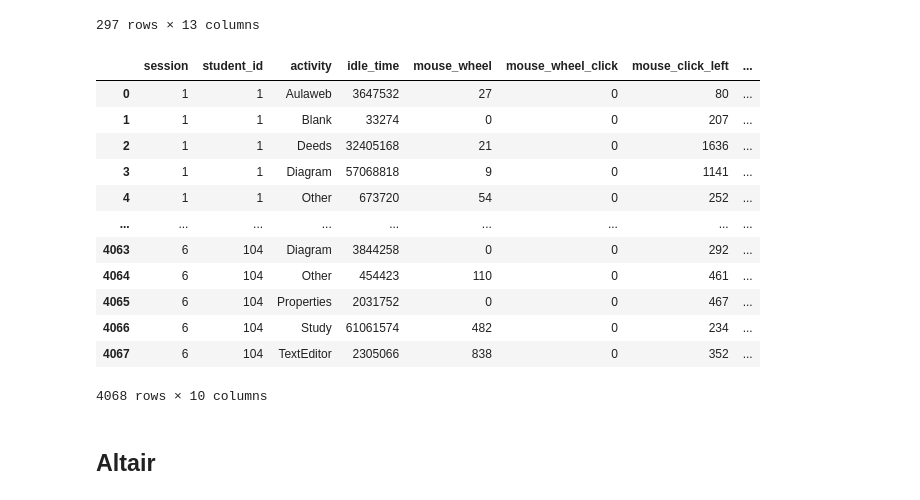
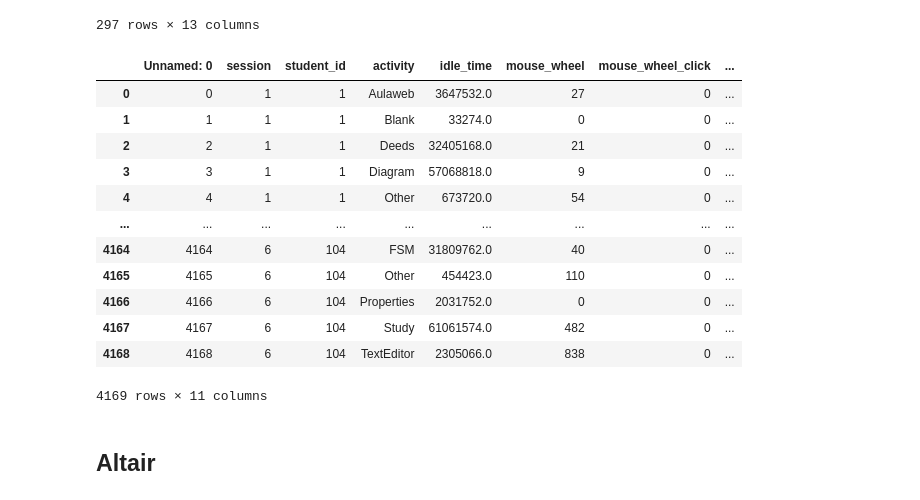
Before and after one commit to EPM-LearningAnalytics/epm, a Jupyter notebook: Analysis/Visualization_Packages_Meredith.ipynb, the cells around one changed output. Saved outputs shown, nothing was run; the diff lists cells and outputs as text; code cells hidden in the pictures.

Commit message:
updated data prep

```diff
--- a/Analysis/Visualization_Packages_Meredith.ipynb
+++ b/Analysis/Visualization_Packages_Meredith.ipynb
@@ -25,22 +25,22 @@ p28
 297 rows × 13 columns
 # %%
 # load data
-log_session = pd.read_csv('../EPM_dataset/Data/log_session.csv')
+log_session = pd.read_csv('../EPM_dataset/Data/log_session_mere.csv')
 log_session
 # %% [output]
-|  | session | student_id | activity | idle_time | mouse_wheel | mouse_wheel_click | mouse_click_left | ... |
-| 0 | 1 | 1 | Aulaweb | 3647532 | 27 | 0 | 80 | ... |
-| 1 | 1 | 1 | Blank | 33274 | 0 | 0 | 207 | ... |
-| 2 | 1 | 1 | Deeds | 32405168 | 21 | 0 | 1636 | ... |
-| 3 | 1 | 1 | Diagram | 57068818 | 9 | 0 | 1141 | ... |
-| 4 | 1 | 1 | Other | 673720 | 54 | 0 | 252 | ... |
+|  | Unnamed: 0 | session | student_id | activity | idle_time | mouse_wheel | mouse_wheel_click | ... |
+| 0 | 0 | 1 | 1 | Aulaweb | 3647532.0 | 27 | 0 | ... |
+| 1 | 1 | 1 | 1 | Blank | 33274.0 | 0 | 0 | ... |
+| 2 | 2 | 1 | 1 | Deeds | 32405168.0 | 21 | 0 | ... |
+| 3 | 3 | 1 | 1 | Diagram | 57068818.0 | 9 | 0 | ... |
+| 4 | 4 | 1 | 1 | Other | 673720.0 | 54 | 0 | ... |
 | ... | ... | ... | ... | ... | ... | ... | ... | ... |
-| 4063 | 6 | 104 | Diagram | 3844258 | 0 | 0 | 292 | ... |
-| 4064 | 6 | 104 | Other | 454423 | 110 | 0 | 461 | ... |
-| 4065 | 6 | 104 | Properties | 2031752 | 0 | 0 | 467 | ... |
-| 4066 | 6 | 104 | Study | 61061574 | 482 | 0 | 234 | ... |
-| 4067 | 6 | 104 | TextEditor | 2305066 | 838 | 0 | 352 | ... |
+| 4164 | 4164 | 6 | 104 | FSM | 31809762.0 | 40 | 0 | ... |
+| 4165 | 4165 | 6 | 104 | Other | 454423.0 | 110 | 0 | ... |
+| 4166 | 4166 | 6 | 104 | Properties | 2031752.0 | 0 | 0 | ... |
+| 4167 | 4167 | 6 | 104 | Study | 61061574.0 | 482 | 0 | ... |
+| 4168 | 4168 | 6 | 104 | TextEditor | 2305066.0 | 838 | 0 | ... |
-4068 rows × 10 columns
+4169 rows × 11 columns
 # %% [markdown]
 ## Altair
 # %%
```
